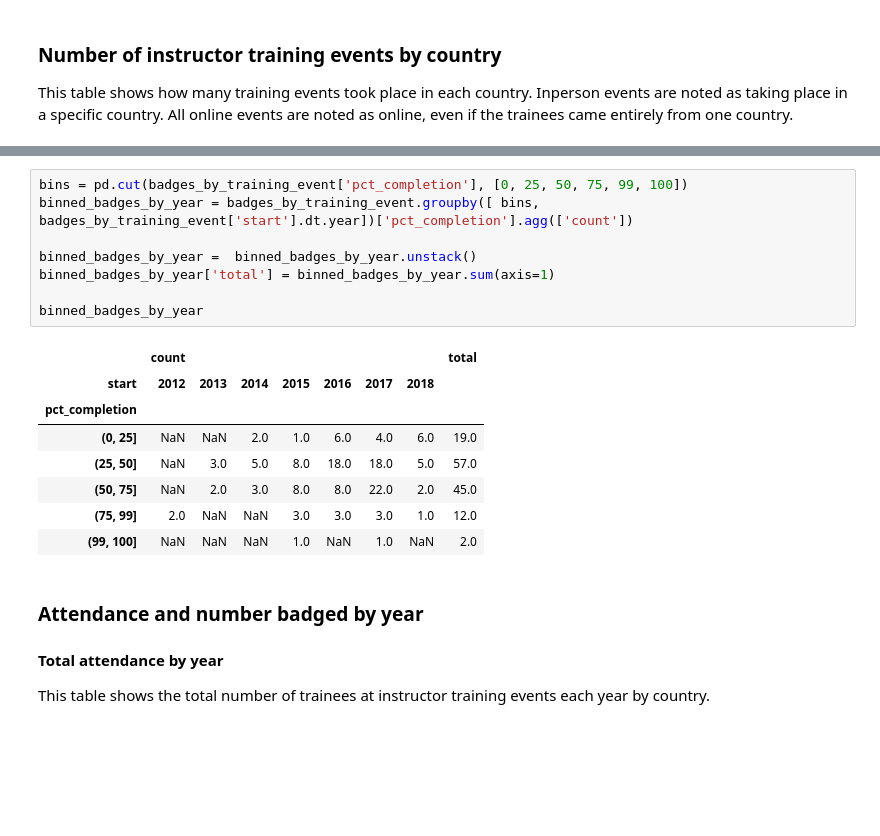
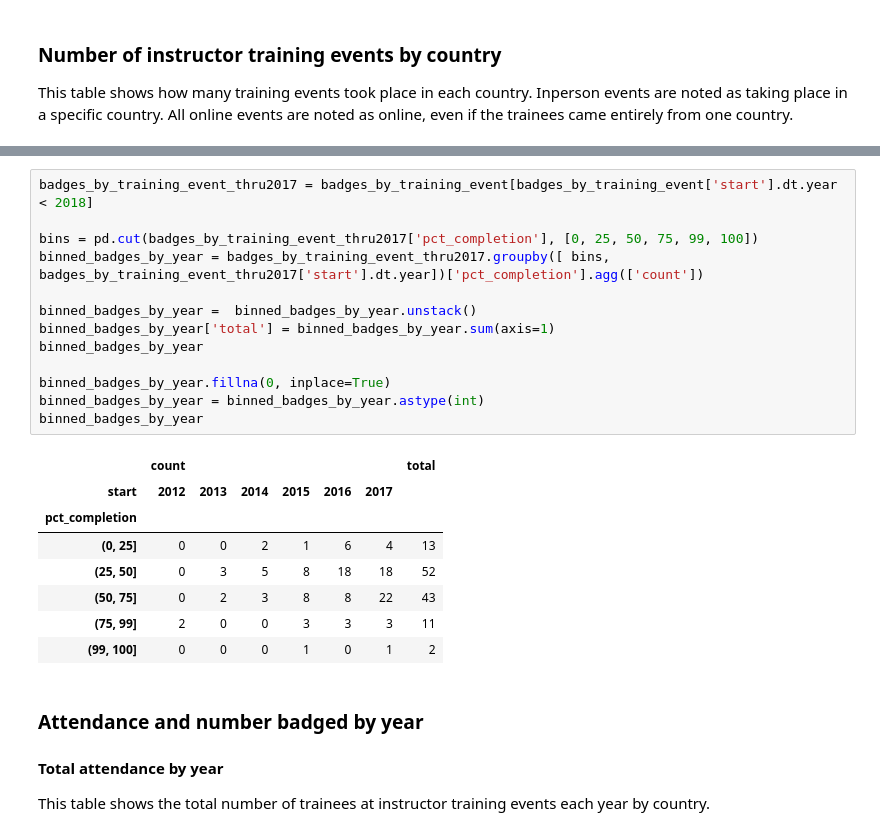
Before and after one commit to carpentries/assessment, a Jupyter notebook: programmatic-assessment/workshops/final_report_draft.ipynb, the cells around one changed output, grey strips where cells are left out. Saved outputs shown, nothing was run; the diff lists cells and outputs as text; blank space fills up the shorter version.

```diff
--- a/programmatic-assessment/workshops/final_report_draft.ipynb
+++ b/programmatic-assessment/workshops/final_report_draft.ipynb
@@ -579,20 +602,25 @@ This shows the count of events by completion rates.  For example, six events in
 # %%
-bins = pd.cut(badges_by_training_event['pct_completion'], [0, 25, 50, 75, 99, 100])
-binned_badges_by_year = badges_by_training_event.groupby([ bins, badges_by_training_event['start'].dt.year])['pct_completion'].agg(['count'])
+badges_by_training_event_thru2017 = badges_by_training_event[badges_by_training_event['start'].dt.year < 2018]
+
+bins = pd.cut(badges_by_training_event_thru2017['pct_completion'], [0, 25, 50, 75, 99, 100])
+binned_badges_by_year = badges_by_training_event_thru2017.groupby([ bins, badges_by_training_event_thru2017['start'].dt.year])['pct_completion'].agg(['count'])
 
 binned_badges_by_year =  binned_badges_by_year.unstack()
 binned_badges_by_year['total'] = binned_badges_by_year.sum(axis=1)
+binned_badges_by_year
 
+binned_badges_by_year.fillna(0, inplace=True)
+binned_badges_by_year = binned_badges_by_year.astype(int)
 binned_badges_by_year
 # %% [output]
-|  | count |  |  |  |  |  |  | total |
-| start | 2012 | 2013 | 2014 | 2015 | 2016 | 2017 | 2018 |  |
-| pct_completion |  |  |  |  |  |  |  |  |
-| (0, 25] | NaN | NaN | 2.0 | 1.0 | 6.0 | 4.0 | 6.0 | 19.0 |
-| (25, 50] | NaN | 3.0 | 5.0 | 8.0 | 18.0 | 18.0 | 5.0 | 57.0 |
-| (50, 75] | NaN | 2.0 | 3.0 | 8.0 | 8.0 | 22.0 | 2.0 | 45.0 |
-| (75, 99] | 2.0 | NaN | NaN | 3.0 | 3.0 | 3.0 | 1.0 | 12.0 |
-| (99, 100] | NaN | NaN | NaN | 1.0 | NaN | 1.0 | NaN | 2.0 |
+|  | count |  |  |  |  |  | total |
+| start | 2012 | 2013 | 2014 | 2015 | 2016 | 2017 |  |
+| pct_completion |  |  |  |  |  |  |  |
+| (0, 25] | 0 | 0 | 2 | 1 | 6 | 4 | 13 |
+| (25, 50] | 0 | 3 | 5 | 8 | 18 | 18 | 52 |
+| (50, 75] | 0 | 2 | 3 | 8 | 8 | 22 | 43 |
+| (75, 99] | 2 | 0 | 0 | 3 | 3 | 3 | 11 |
+| (99, 100] | 0 | 0 | 0 | 1 | 0 | 1 | 2 |
 # %% [markdown]
 ### Attendance and number badged by year
 
```
Also changed, not shown: parts of 14 cells of this notebook.
